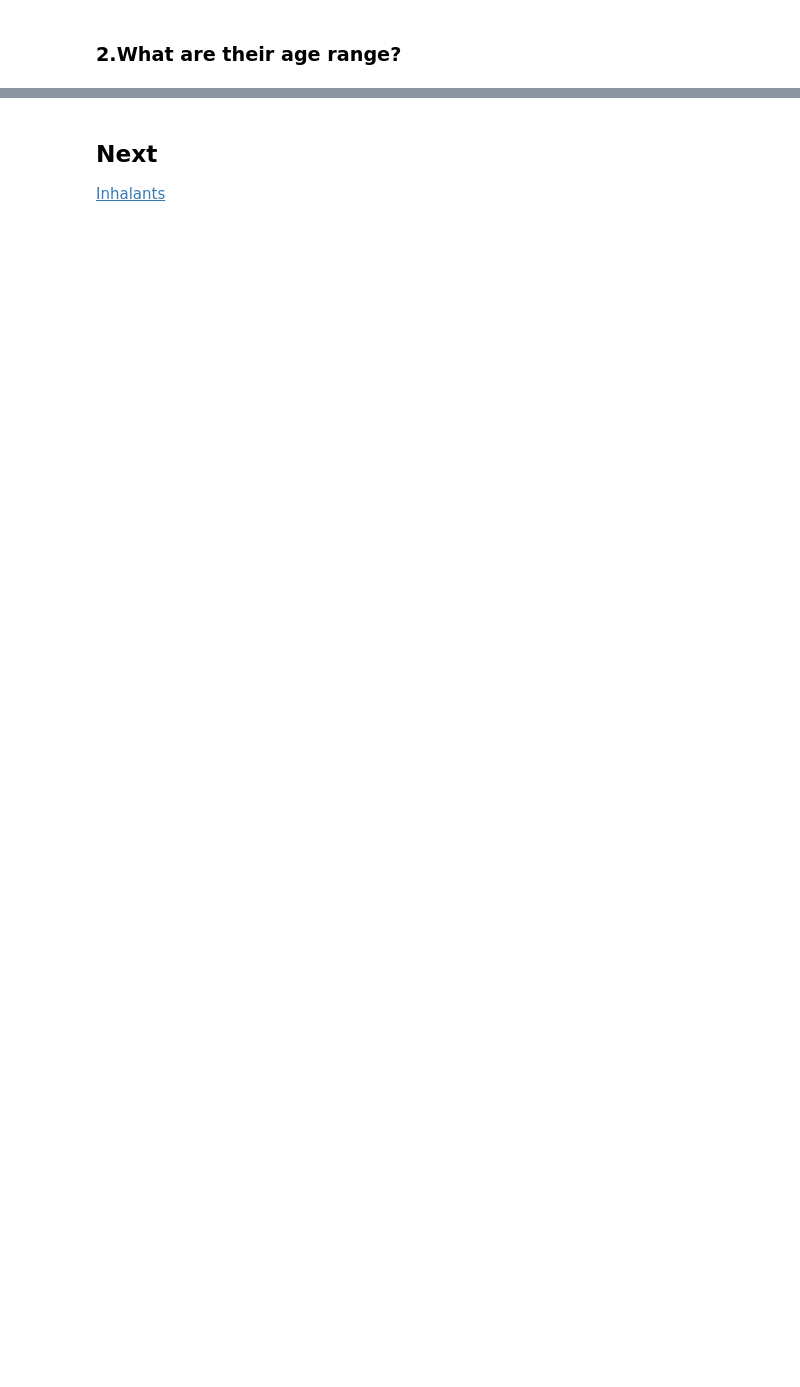
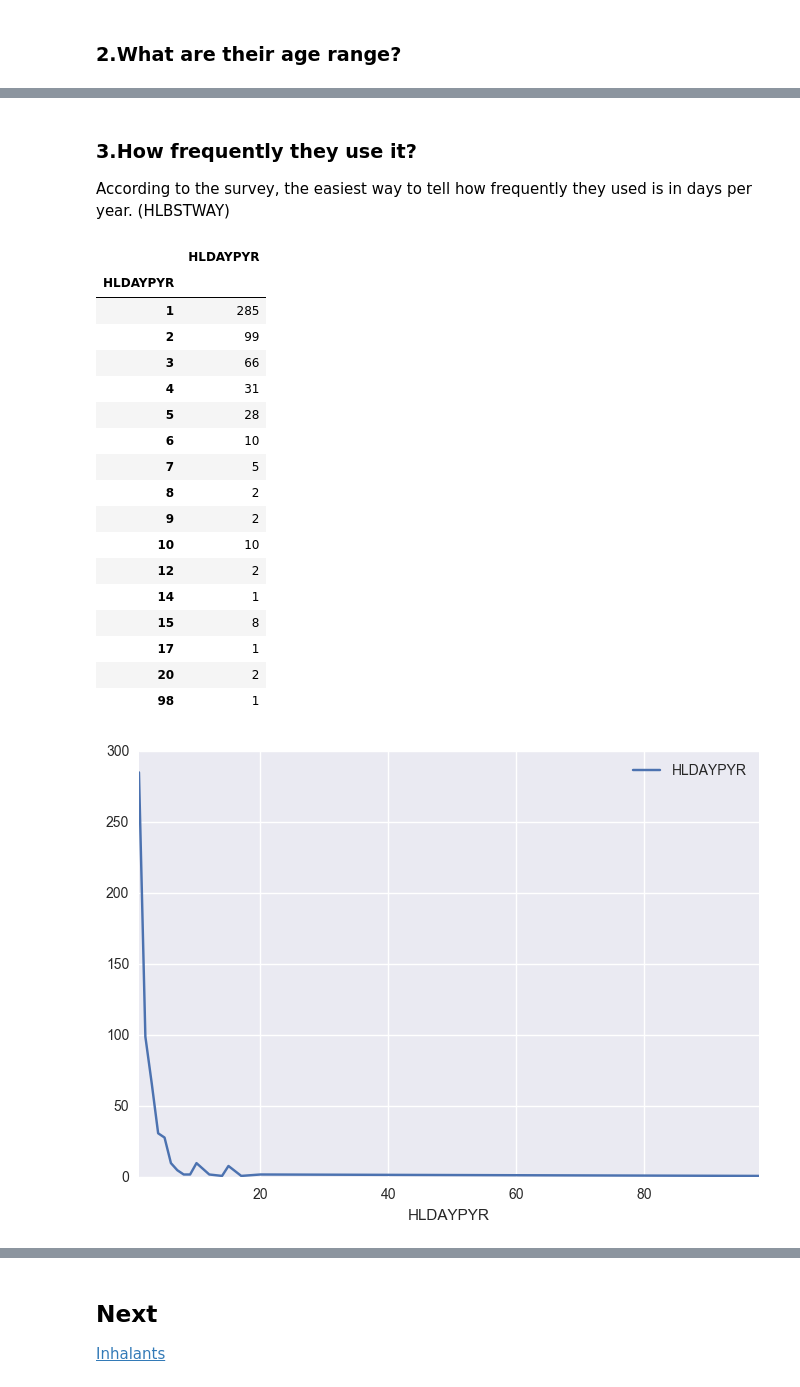
Before and after one commit to AliaAlaaElDinAdly/VA_Project, a Jupyter notebook: Hallucinogens.ipynb, the cells around one changed output, grey strips where cells are left out. Saved outputs shown, nothing was run; the diff lists cells and outputs as text; code cells hidden in the pictures; blank space fills up the shorter version.

```diff
--- a/Hallucinogens.ipynb
+++ b/Hallucinogens.ipynb
@@ -136,0 +148,28 @@ sns.violinplot(x='HALYFU',y='HALLAGE',data=hallucinogens_YEAR_AGE)
+# %% [markdown]
+### 3.How frequently they use it?
+According to the survey, the easiest way to tell how frequently they used is in days per year. (HLBSTWAY)
+# %%
+hallucinogens_fre=hallucinogens.query('((LSD ==1)|(PSILCY ==1)|(ECSTASY ==1)|(HALNOLST ==1)|(MESC ==1)|(PCP ==1)|(PEYOTE ==1))&(HALLAGE <=69)& (HALYFU<=2012)& (HLDAYPYR<985)')
+count_days = hallucinogens_fre.groupby('HLDAYPYR').agg({ 'HLDAYPYR': 'count'})
+count_days.plot()
+count_days
+# %% [output]
+|  | HLDAYPYR |
+| HLDAYPYR |  |
+| 1 | 285 |
+| 2 | 99 |
+| 3 | 66 |
+| 4 | 31 |
+| 5 | 28 |
+| 6 | 10 |
+| 7 | 5 |
+| 8 | 2 |
+| 9 | 2 |
+| 10 | 10 |
+| 12 | 2 |
+| 14 | 1 |
+| 15 | 8 |
+| 17 | 1 |
+| 20 | 2 |
+| 98 | 1 |
+[figure, added]
```
Also changed, not shown: parts of 8 cells of this notebook.
